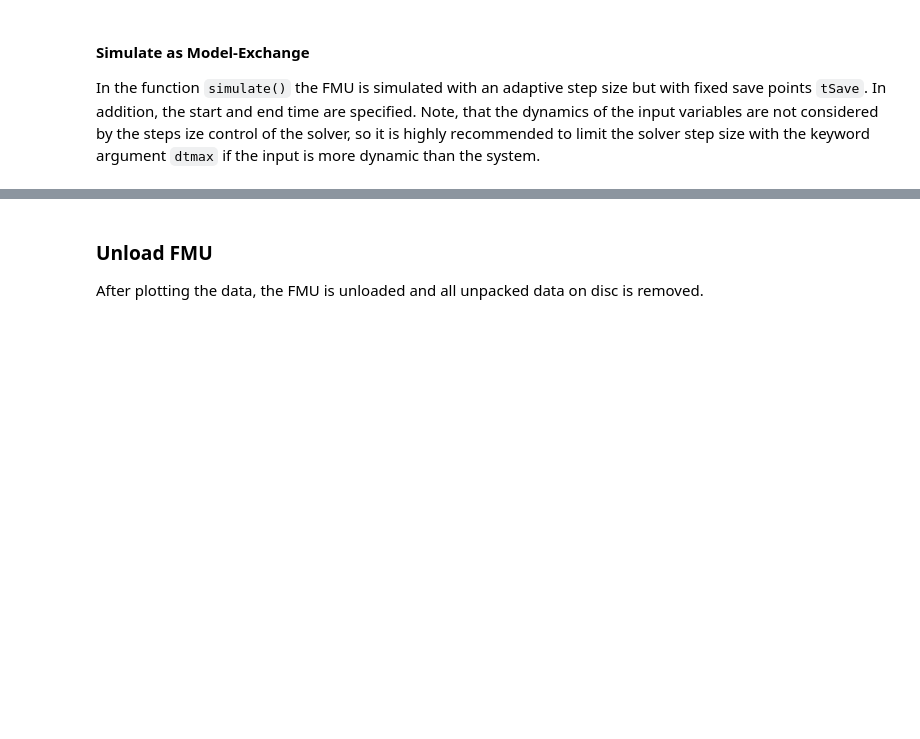
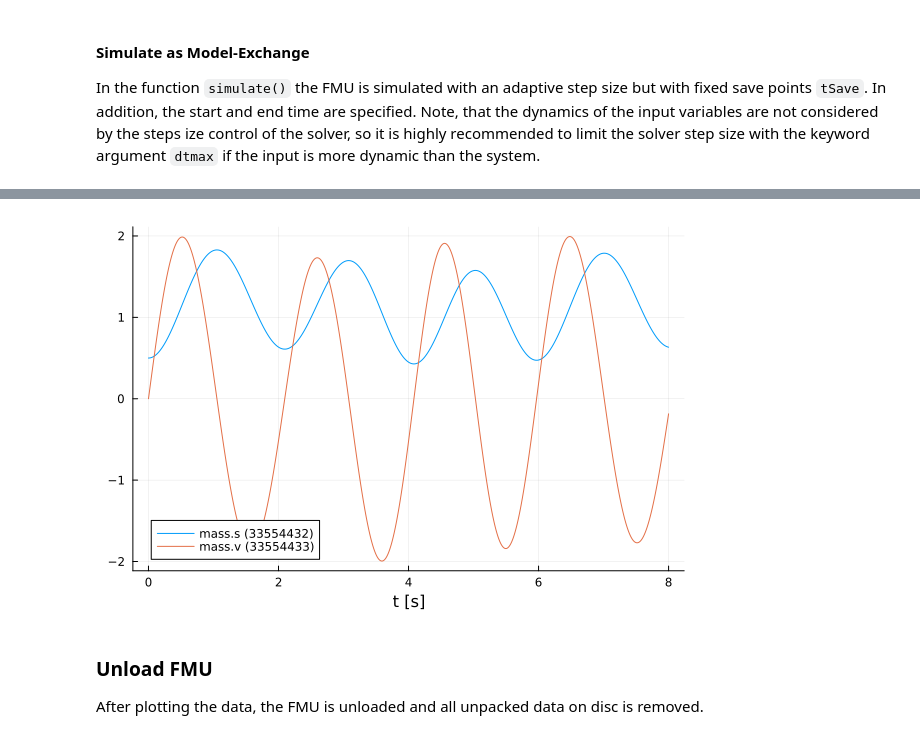
Before and after one commit to ThummeTo/FMI.jl, a Jupyter notebook: examples/src/inputs.ipynb, the cells around one changed output, grey strips where cells are left out. Cells and saved outputs as stored; diff of their text form; code cells hidden in the pictures; blank space fills up the shorter version.

```diff
--- a/examples/src/inputs.ipynb
+++ b/examples/src/inputs.ipynb
@@ -61,17 +68,19 @@ plot(data_extForce_t)
 # %%
 # input function format "cxt", dependent on `c` (component), `x` (state) and `t` (time)
-function extForce_cxt(c::FMU2Component, x::Union{AbstractArray{<:Real}, Nothing}, t::Real, u::AbstractArray{<:Real})
+function extForce_cxt(c::Union{FMU2Component, Nothing}, x::Union{AbstractArray{<:Real}, Nothing}, t::Real, u::AbstractArray{<:Real})
     x1 = 0.0
     if x != nothing # this check is important, because inputs may be needed before the system state is known
         x1 = x[1]
     end
     u[1] = sin(t) * x1
     nothing
 end
 
 # simulate while setting inputs
 data_extForce_cxt = simulate(fmu, (tStart, tStop); saveat=tSave, inputValueReferences=["extForce"], inputFunction=extForce_cxt, dtmax=1e-2, showProgress=false)
 plot(data_extForce_cxt)
+# %% [output]
+[figure, added]
 # %% [markdown]
 ### Unload FMU
 
```
Also changed, not shown: parts of 3 cells of this notebook, 4 other files.
